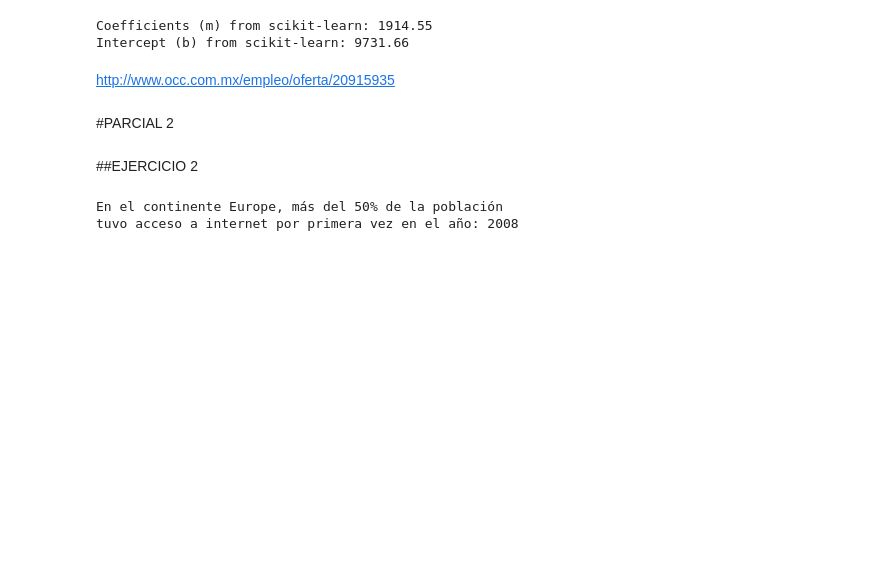
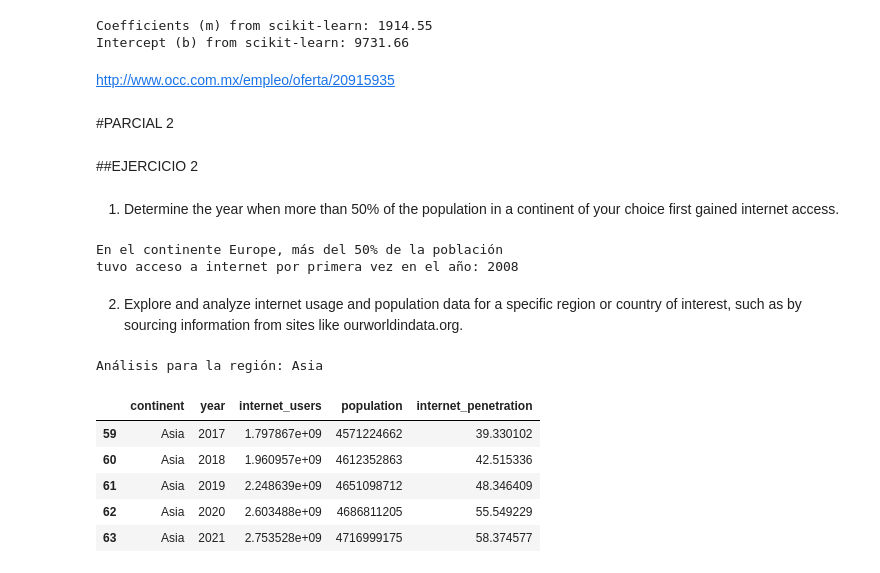
Before and after one commit to MartinezOrtizEduardoAntonio/mineria_de_datos, a Jupyter notebook: untitled1.ipynb, the cells around one changed output. Drawn from its saved outputs; the diff is of its cells as text; code cells hidden in the pictures; blank space fills up the shorter version.

```diff
--- a/untitled1.ipynb
+++ b/untitled1.ipynb
@@ -656,6 +656,8 @@ http://www.occ.com.mx/empleo/oferta/20915935
 #PARCIAL 2
 # %% [markdown]
 ##EJERCICIO 2
+# %% [markdown]
+1. Determine the year when more than 50% of the population in a continent of your choice first gained internet access.
 # %%
 import pandas as pd
 import matplotlib.pyplot as plt
@@ -686,3 +688,36 @@ print(f"tuvo acceso a internet por primera vez en el año: {primer_año_50}")
 # %% [output]
 En el continente Europe, más del 50% de la población
 tuvo acceso a internet por primera vez en el año: 2008
+# %% [markdown]
+2. Explore and analyze internet usage and population data for a specific region or country of interest, such as by sourcing information from sites like ourworldindata.org.
+# %%
+import pandas as pd
+import matplotlib.pyplot as plt
+import seaborn as sns
+
+# 1. Carga de datos
+internet = pd.read_csv('extension-internet-users-by-continent.csv')
+population = pd.read_csv('/content/extension-historical-population-by-continent.csv')
+
+# 2. Unión de datos
+# Unimos por continente y año para tener una sola tabla de análisis
+df_analisis = pd.merge(internet_users_by_continent, df_poblacion, on=['continent', 'year'])
+
+# 3. Creación de métrica de penetración (Escala de Razón)
+# Calculamos el porcentaje: (Usuarios / Población) * 100
+df_analisis['internet_penetration'] = (df_analisis['internet_users'] / df_analisis['population']) * 100
+
+# 4. Filtrar por una región de interés
+region_interes = 'Asia'
+df_region = df_analisis[df_analisis['continent'] == region_interes].sort_values('year')
+
+print(f"Análisis para la región: {region_interes}")
+df_region.tail()
+# %% [output]
+Análisis para la región: Asia
+|  | continent | year | internet_users | population | internet_penetration |
+| 59 | Asia | 2017 | 1.797867e+09 | 4571224662 | 39.330102 |
+| 60 | Asia | 2018 | 1.960957e+09 | 4612352863 | 42.515336 |
+| 61 | Asia | 2019 | 2.248639e+09 | 4651098712 | 48.346409 |
+| 62 | Asia | 2020 | 2.603488e+09 | 4686811205 | 55.549229 |
+| 63 | Asia | 2021 | 2.753528e+09 | 4716999175 | 58.374577 |
```
Also changed, not shown: parts of 1 cell of this notebook.
